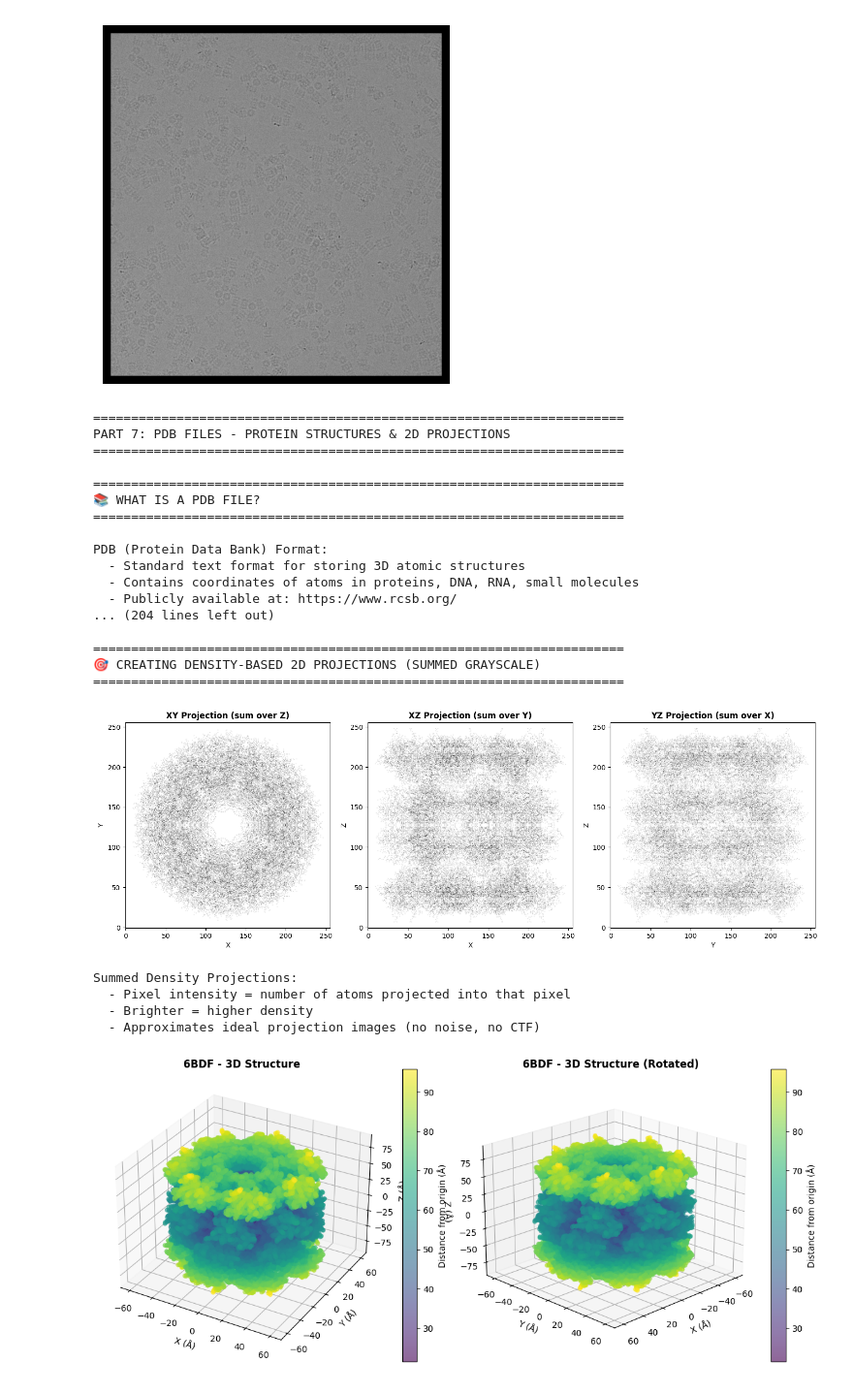
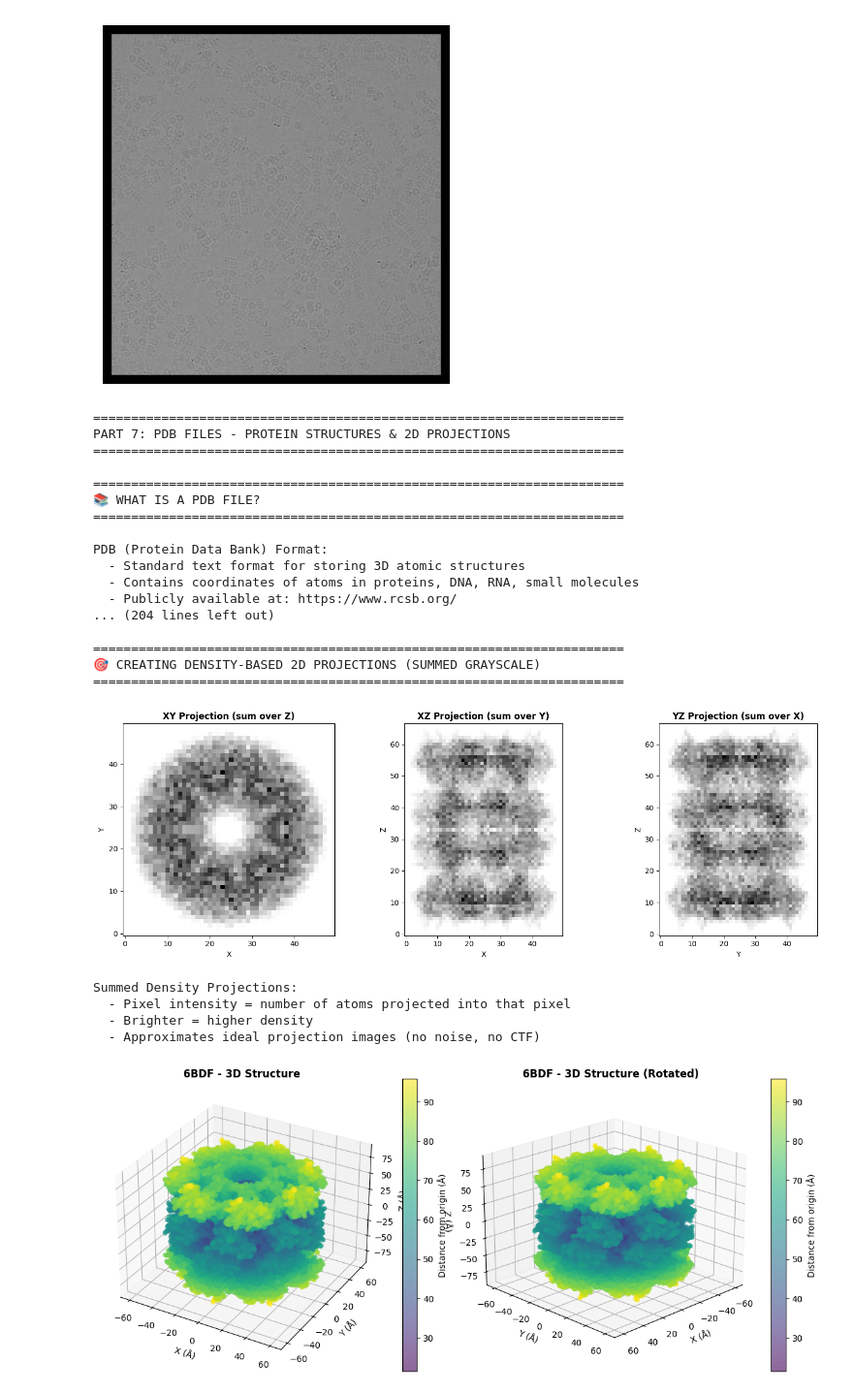
Before and after one commit to tsiamba/Projet_GPI_Tsiambaka, a Jupyter notebook: Projet_GPI_structurale_Tsiambaka.ipynb, the cells around one changed output. Shown at 97% size. Cells and saved outputs as stored; diff of their text form; code cells hidden in the pictures.

```diff
--- a/Projet_GPI_structurale_Tsiambaka.ipynb
+++ b/Projet_GPI_structurale_Tsiambaka.ipynb
@@ -433,29 +433,39 @@ Key Columns:
     # Center coordinates
     coords_centered = coords - coords.mean(axis=0)
 
+
+    # 1. resolution cible (Pixel size * Binning)
+    pixel_size_base = 0.66
+    binning = 4
+    target_res = pixel_size_base * binning  # 2.64 Å/pixel
+
     # Resolution of projection image
-    img_size = 256  # pixels
+    img_size = 256  # pixels (This variable is no longer explicitly used with dynamic bin calculation)
     padding = 5     # Å padding around structure
 
-    # Function to create summed projection
-    def create_projection(coord1, coord2, bins=256):
-        # Determine bounds
-        min1, max1 = coord1.min() - padding, coord1.max() + padding
+    # Function to create summed projection# 2D histogram (counts = density)
         min2, max2 = coord2.min() - padding, coord2.max() + padding
 
-        # 2D histogram (counts = density)
-        H, xedges, yedges = np.histogram2d(coord1, coord2, bins=bins,
-                                        range=[[min1, max1], [min2, max2]])
+        # Calcul du nombre de bins (pixels) nécessaire pour garder la même résolution
+        # Formule : (Largeur totale en Å) / (Taille du pixel en Å)
+        bins_1 = int(np.ceil((max1 - min1) / target_res))
+        bins_2 = int(np.ceil((max2 - min2) / target_res))
 
-        # Normalize for display
+        # 2D histogram
+        H, xedges, yedges = np.histogram2d(coord1, coord2, bins=[bins_1, bins_2],
+                                            range=[[min1, max1], [min2, max2]])
+
+        # Normalisation
         H = H / H.max()
         H = 1 - H
         return H
 
-    # Create projections
-    proj_xy = create_projection(coords_centered[:, 0], coords_centered[:, 1], img_size)
-    proj_xz = create_projection(coords_centered[:, 0], coords_centered[:, 2], img_size)
-    proj_yz = create_projection(coords_centered[:, 1], coords_centered[:, 2], img_size)
+    # 3. create projection without the image size
+    proj_xy = create_projection(coords_centered[:, 0], coords_centered[:, 1])
+    proj_xz = create_projection(coords_centered[:, 0], coords_centered[:, 2])
+    proj_yz = create_projection(coords_centered[:, 1], coords_centered[:, 2])
+
+
 
     # Plot projections
     fig, axes = plt.subplots(1, 3, figsize=(15, 5))
@@ -510,34 +520,34 @@ Key Columns:
     ax5.set_title(f'{pdb_id} - 3D Structure (Rotated)', fontsize=12, fontweight='bold')
     plt.colorbar(scatter2, ax=ax5, label='Distance from origin (Å)')
 
     plt.tight_layout()
     plt.show()
 
 
 except urllib.error.URLError as e:
     print(f"❌ Error downloading PDB file: {e}")
     print("   Make sure you have internet connection")
 except Exception as e:
     print(f"❌ Error: {type(e).__name__}: {e}")
 # %% [output]
 ======================================================================
 PART 7: PDB FILES - PROTEIN STRUCTURES & 2D PROJECTIONS
 ======================================================================
 
 ======================================================================
 📚 WHAT IS A PDB FILE?
 ======================================================================
 
 PDB (Protein Data Bank) Format:
   - Standard text format for storing 3D atomic structures
   - Contains coordinates of atoms in proteins, DNA, RNA, small molecules
   - Publicly available at: https://www.rcsb.org/
 ... (204 lines left out)
 
 ======================================================================
 🎯 CREATING DENSITY-BASED 2D PROJECTIONS (SUMMED GRAYSCALE)
 ======================================================================
-[figure, old version]
+[figure, new version]
 Summed Density Projections:
   - Pixel intensity = number of atoms projected into that pixel
   - Brighter = higher density
```
Also changed, not shown: parts of 3 cells of this notebook.
